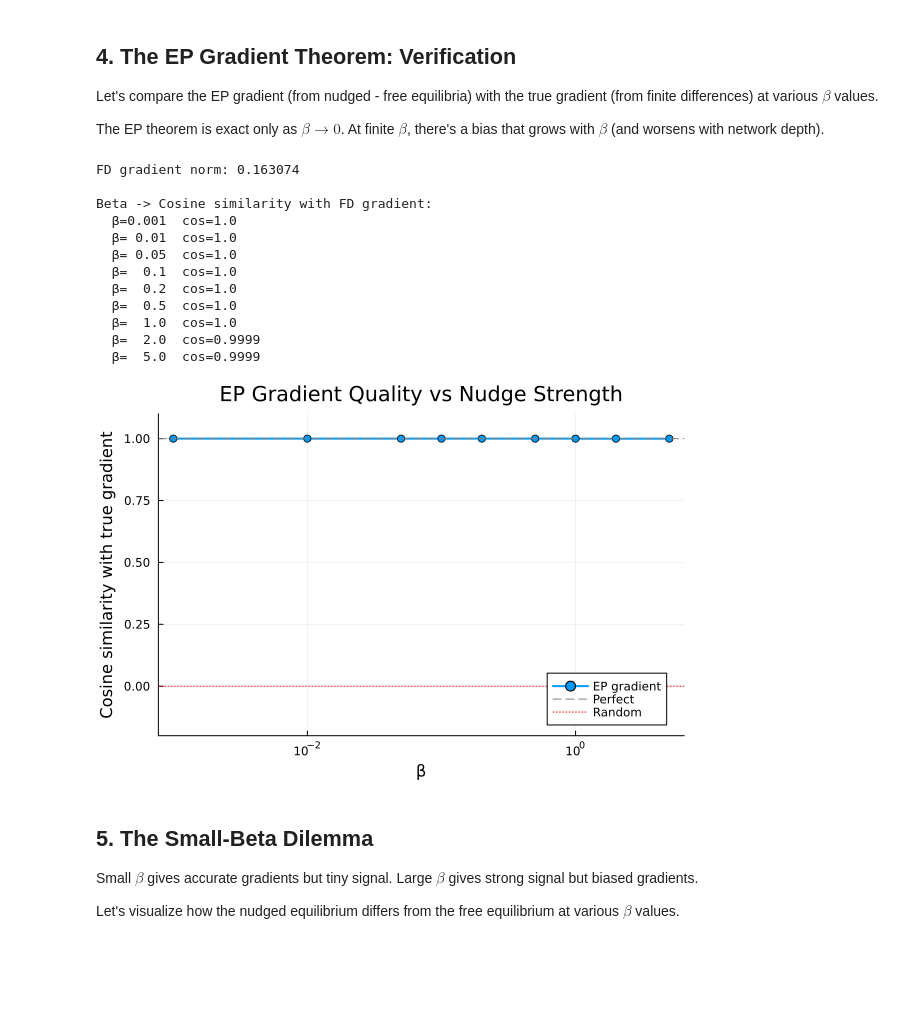
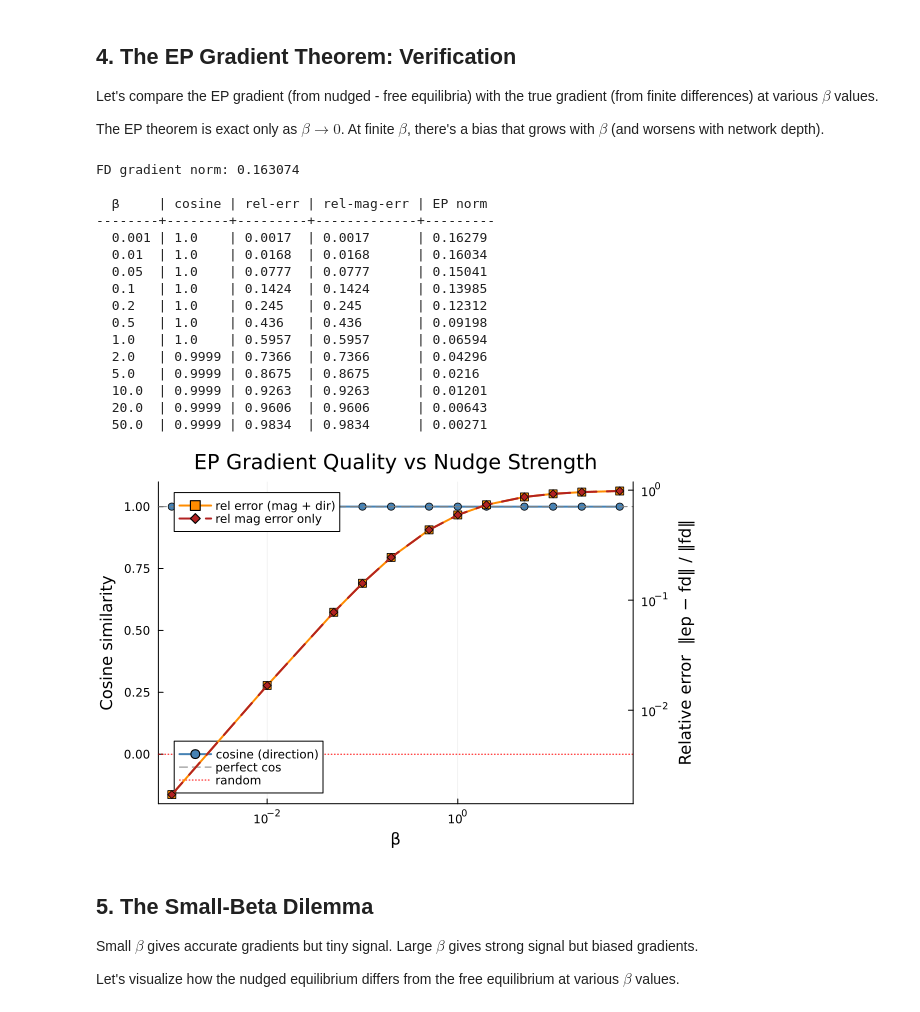
Before and after one commit to wilkieolin/PhasorNetworks.jl, a Jupyter notebook: demos/ep_demo.ipynb, the cells around one changed output. Saved outputs shown, nothing was run; the diff lists cells and outputs as text; code cells hidden in the pictures; blank space fills up the shorter version.

```diff
--- a/demos/ep_demo.ipynb
+++ b/demos/ep_demo.ipynb
@@ -211,48 +203,73 @@ there's a bias that grows with $\beta$ (and worsens with network depth).
 # %%
 # Compute FD gradient (ground truth)
 fd_grad = fd_gradient_W1(net, x, y; T=200)
-println("FD gradient norm: ", round(norm(fd_grad), digits=6))
+fd_norm = norm(fd_grad)
+println("FD gradient norm: ", round(fd_norm, digits=6))
 
 # Compare EP gradient at various beta
-betas = [0.001, 0.01, 0.05, 0.1, 0.2, 0.5, 1.0, 2.0, 5.0]
+betas = [0.001, 0.01, 0.05, 0.1, 0.2, 0.5, 1.0, 2.0, 5.0, 10.0, 20.0, 50.0]
 cosines = Float64[]
 ep_norms = Float64[]
+rel_errs = Float64[]      # ‖ep − fd‖ / ‖fd‖   (combined direction + magnitude)
+rel_mag_errs = Float64[]  # |‖ep‖ − ‖fd‖| / ‖fd‖   (magnitude only)
 
 for beta in betas
     ep_grad, _, _, _, _ = ep_param_gradient(net, x, y, beta; T_free=200, T_nudge=100)
     # Negate: EP gives dPhi/dW, we want dL/dW = -dPhi/dW
     ep_grad = -ep_grad
-    cs = dot(vec(ep_grad), vec(fd_grad)) / (norm(vec(ep_grad)) * norm(vec(fd_grad)) + 1e-10)
+    cs = dot(vec(ep_grad), vec(fd_grad)) / (norm(vec(ep_grad)) * fd_norm + 1e-10)
     push!(cosines, cs)
     push!(ep_norms, norm(ep_grad))
+    push!(rel_errs, norm(ep_grad - fd_grad) / fd_norm)
+    push!(rel_mag_errs, abs(norm(ep_grad) - fd_norm) / fd_norm)
 end
 
-println("\nBeta -> Cosine similarity with FD gradient:")
-for (b, c) in zip(betas, cosines)
-    println("  β=$(lpad(b, 5))  cos=$(round(c, digits=4))")
+println("\n  β     | cosine | rel-err | rel-mag-err | EP norm")
+println("--------+--------+---------+-------------+---------")
+for (b, c, re, rm, en) in zip(betas, cosines, rel_errs, rel_mag_errs, ep_norms)
+    println("  ", rpad(b, 6), "| ", rpad(round(c, digits=4), 7),
+            "| ", rpad(round(re, digits=4), 8),
+            "| ", rpad(round(rm, digits=4), 12),
+            "| ", round(en, digits=5))
 end
 # %% [output]
 FD gradient norm: 0.163074
 
-Beta -> Cosine similarity with FD gradient:
-  β=0.001  cos=1.0
-  β= 0.01  cos=1.0
-  β= 0.05  cos=1.0
-  β=  0.1  cos=1.0
-  β=  0.2  cos=1.0
-  β=  0.5  cos=1.0
-  β=  1.0  cos=1.0
-  β=  2.0  cos=0.9999
-  β=  5.0  cos=0.9999
+  β     | cosine | rel-err | rel-mag-err | EP norm
+--------+--------+---------+-------------+---------
+  0.001 | 1.0    | 0.0017  | 0.0017      | 0.16279
+  0.01  | 1.0    | 0.0168  | 0.0168      | 0.16034
+  0.05  | 1.0    | 0.0777  | 0.0777      | 0.15041
+  0.1   | 1.0    | 0.1424  | 0.1424      | 0.13985
+  0.2   | 1.0    | 0.245   | 0.245       | 0.12312
+  0.5   | 1.0    | 0.436   | 0.436       | 0.09198
+  1.0   | 1.0    | 0.5957  | 0.5957      | 0.06594
+  2.0   | 0.9999 | 0.7366  | 0.7366      | 0.04296
+  5.0   | 0.9999 | 0.8675  | 0.8675      | 0.0216
+  10.0  | 0.9999 | 0.9263  | 0.9263      | 0.01201
+  20.0  | 0.9999 | 0.9606  | 0.9606      | 0.00643
+  50.0  | 0.9999 | 0.9834  | 0.9834      | 0.00271
-# %%
-plot(betas, cosines, xlabel="β", ylabel="Cosine similarity with true gradient",
-     title="EP Gradient Quality vs Nudge Strength",
-     xscale=:log10, lw=2, marker=:circle, label="EP gradient",
-     ylim=(-0.2, 1.1))
-hline!([1.0], ls=:dash, color=:gray, label="Perfect")
-hline!([0.0], ls=:dot, color=:red, label="Random")
-# %% [output]
-[figure, removed]
+# %%
+# Cosine similarity (direction only) on the left axis;
+# relative error ‖ep − fd‖/‖fd‖ (direction + magnitude) on the right axis (log-y).
+# Cosine ≈ 1 across all β can be misleading: it's invariant to scale, so it hides
+# the magnitude bias that grows with β. The relative-error curve exposes it.
+p1 = plot(betas, cosines, xlabel="β", ylabel="Cosine similarity",
+          title="EP Gradient Quality vs Nudge Strength",
+          xscale=:log10, lw=2, marker=:circle, label="cosine (direction)",
+          ylim=(-0.2, 1.1), color=:steelblue, legend=:bottomleft)
+hline!(p1, [1.0], ls=:dash, color=:gray, label="perfect cos")
+hline!(p1, [0.0], ls=:dot,  color=:red,  label="random")
+
+p2 = twinx(p1)
+plot!(p2, betas, rel_errs, ylabel="Relative error  ‖ep − fd‖ / ‖fd‖",
+      xscale=:log10, yscale=:log10, lw=2, marker=:square, color=:darkorange,
+      label="rel error (mag + dir)", legend=:topleft)
+plot!(p2, betas, rel_mag_errs, lw=2, ls=:dash, marker=:diamond, color=:firebrick,
+      label="rel mag error only")
+p1
+# %% [output]
+[figure, added]
 # %% [markdown]
 ## 5. The Small-Beta Dilemma
 
```
Also changed, not shown: parts of 2 cells of this notebook, 1 other file.
